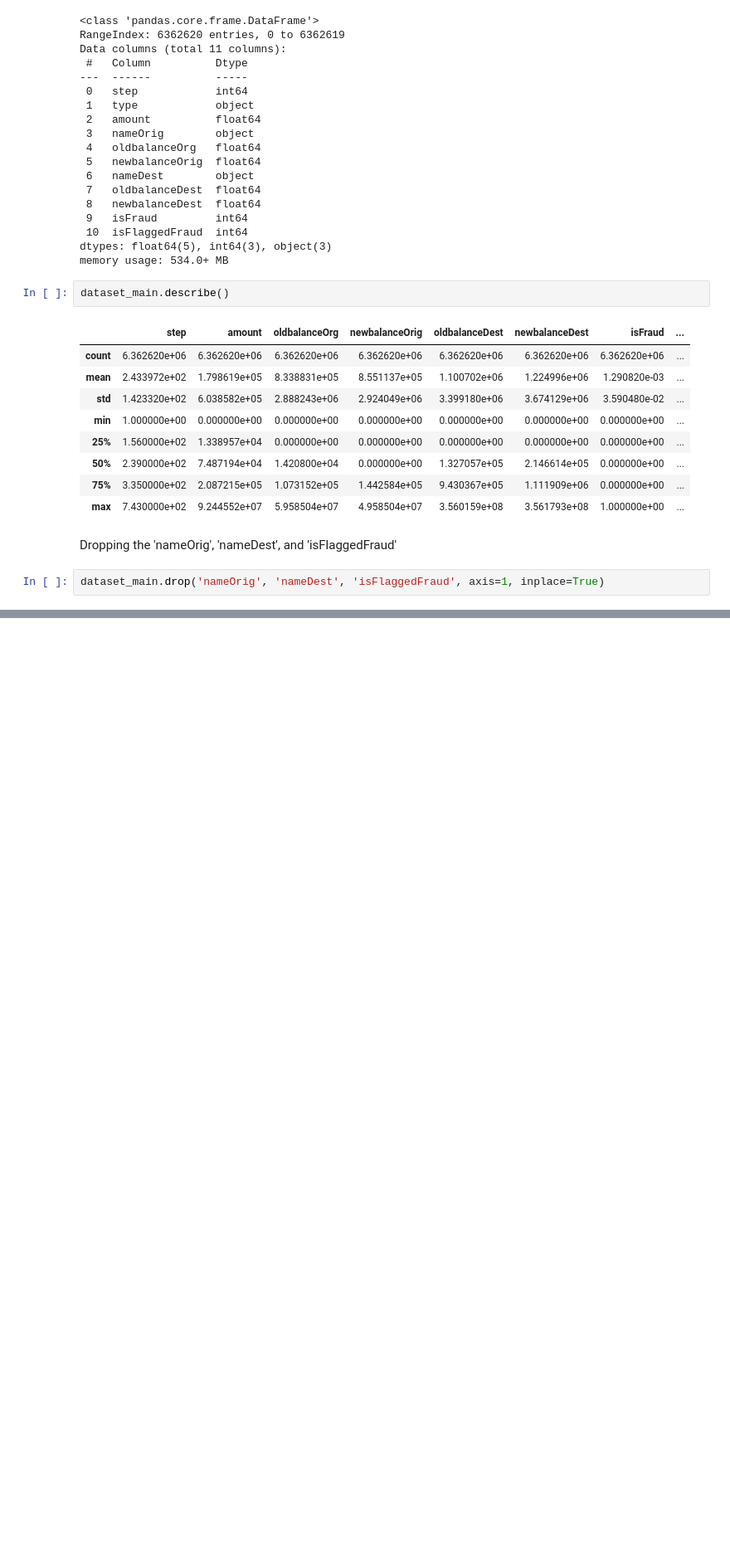
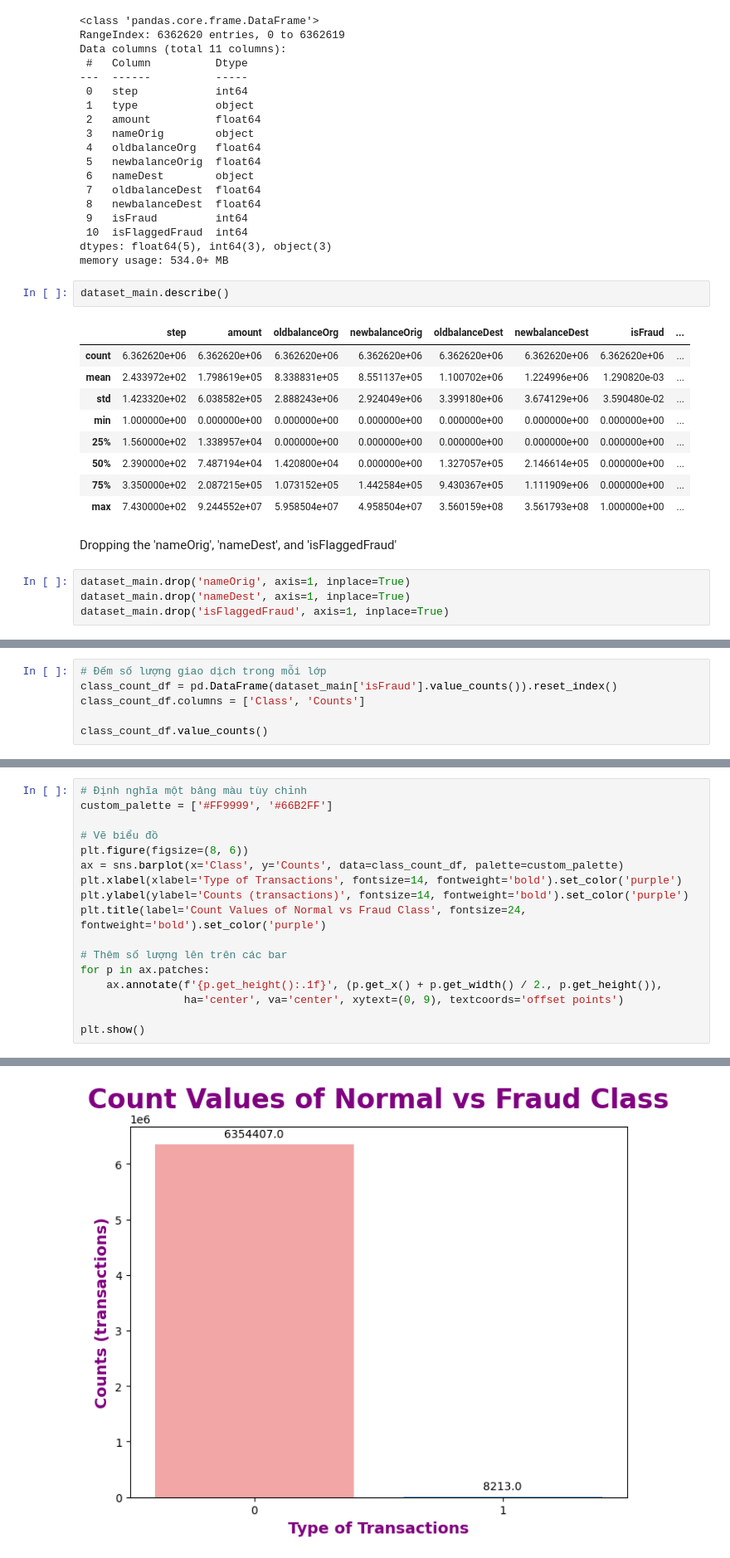
Before and after one commit to HuanKhoa/Card-Fraud-Detection, a Jupyter notebook: main.ipynb, the cells around one changed output, grey strips where cells are left out. Shown at 83% size. Cells and saved outputs as stored; diff of their text form; blank space fills up the shorter version.

```diff
--- a/main.ipynb
+++ b/main.ipynb
@@ -120,4 +123,6 @@ dataset_main.describe()
 # %% [markdown]
 Dropping the 'nameOrig', 'nameDest', and 'isFlaggedFraud'
 # %%
-dataset_main.drop('nameOrig', 'nameDest', 'isFlaggedFraud', axis=1, inplace=True)
+dataset_main.drop('nameOrig', axis=1, inplace=True)
+dataset_main.drop('nameDest', axis=1, inplace=True)
+dataset_main.drop('isFlaggedFraud', axis=1, inplace=True)
@@ -123,0 +152,6 @@ dataset_main.drop('nameOrig', 'nameDest', 'isFlaggedFraud', axis=1, inplace=True
+# %%
+# Đếm số lượng giao dịch trong mỗi lớp
+class_count_df = pd.DataFrame(dataset_main['isFraud'].value_counts()).reset_index()
+class_count_df.columns = ['Class', 'Counts']
+
+class_count_df.value_counts()
@@ -123,0 +163,18 @@ dataset_main.drop('nameOrig', 'nameDest', 'isFlaggedFraud', axis=1, inplace=True
+# %%
+# Định nghĩa một bảng màu tùy chỉnh
+custom_palette = ['#FF9999', '#66B2FF']
+
+# Vẽ biểu đồ
+plt.figure(figsize=(8, 6))
+ax = sns.barplot(x='Class', y='Counts', data=class_count_df, palette=custom_palette)
+plt.xlabel(xlabel='Type of Transactions', fontsize=14, fontweight='bold').set_color('purple')
+plt.ylabel(ylabel='Counts (transactions)', fontsize=14, fontweight='bold').set_color('purple')
+plt.title(label='Count Values of Normal vs Fraud Class', fontsize=24, fontweight='bold').set_color('purple')
+
+# Thêm số lượng lên trên các bar
+for p in ax.patches:
+    ax.annotate(f'{p.get_height():.1f}', (p.get_x() + p.get_width() / 2., p.get_height()),
+                ha='center', va='center', xytext=(0, 9), textcoords='offset points')
+
+plt.show()
+# %% [output]
@@ -123,0 +184 @@ dataset_main.drop('nameOrig', 'nameDest', 'isFlaggedFraud', axis=1, inplace=True
+[figure, added]
```
Also changed, not shown: parts of 33 cells of this notebook.
